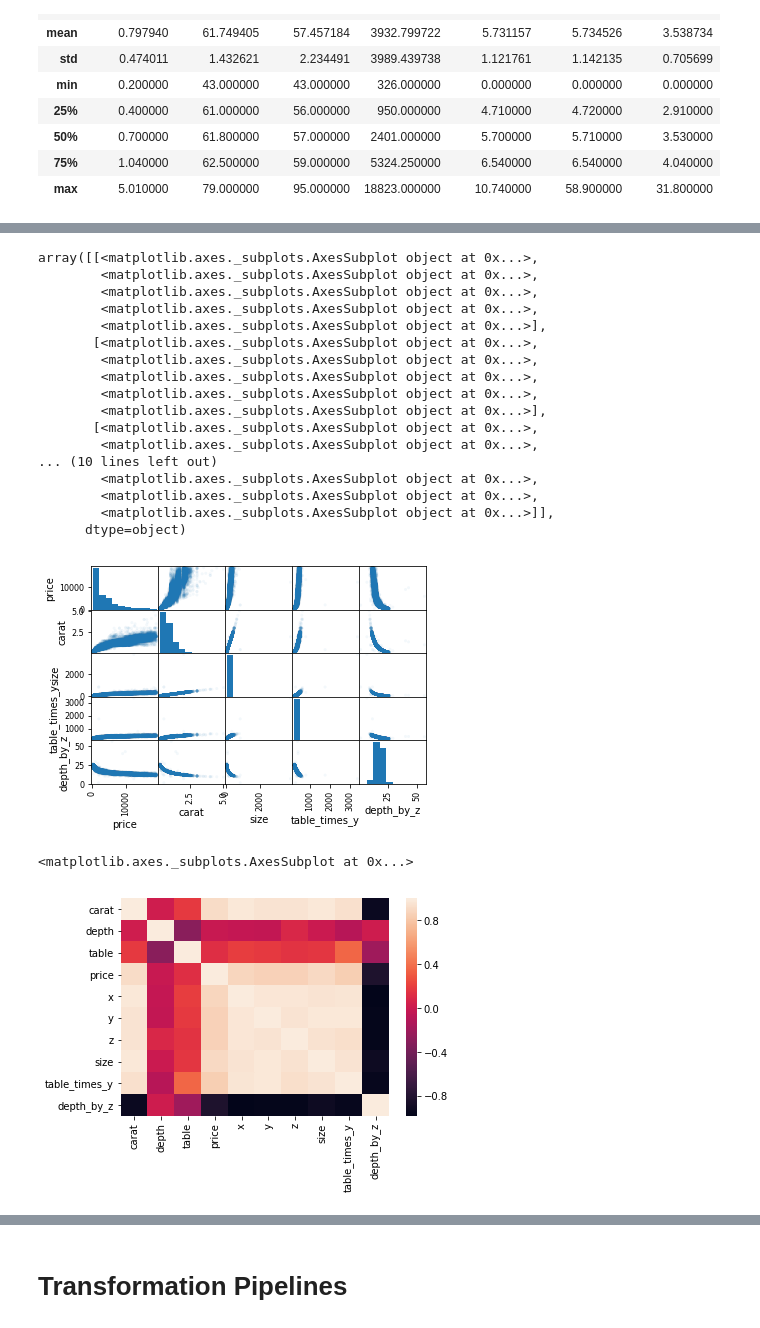
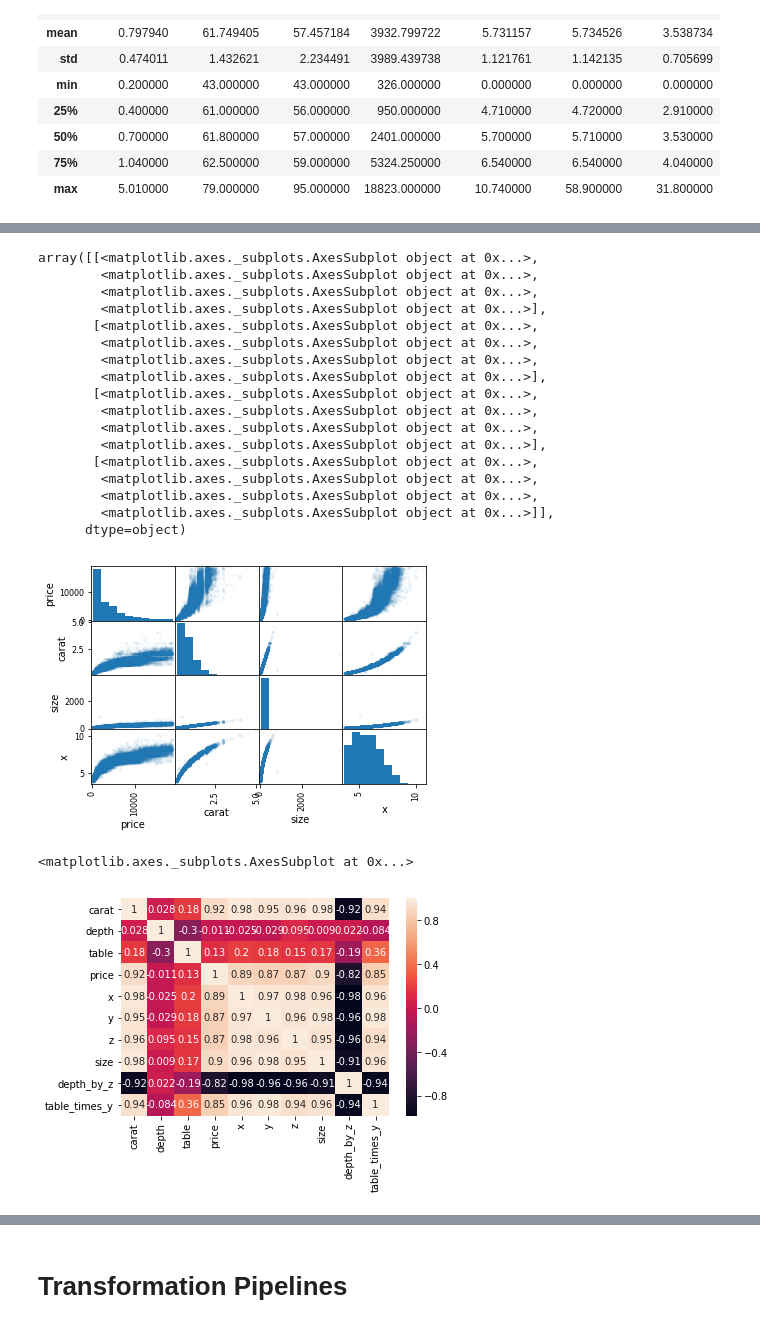
Before and after one commit to parvmaurya/ML_Diamonds_Dataset, a Jupyter notebook: diamond.ipynb, the cells around one changed output, grey strips where cells are left out. Cells and saved outputs as stored; diff of their text form; code cells hidden in the pictures.

```diff
--- a/diamond.ipynb
+++ b/diamond.ipynb
@@ -118,35 +118,37 @@ memory usage: 5.8+ MB
 # %%
 from pandas.plotting import scatter_matrix
 
-scatter_matrix(data[['price','carat','size', 'table_times_y','depth_by_z']], alpha=0.05)
+scatter_matrix(data[['price','carat','size', 'x']], alpha=0.05)
 # %% [output]
 array([[<matplotlib.axes._subplots.AxesSubplot object at 0x...>,
-        <matplotlib.axes._subplots.AxesSubplot object at 0x...>,
         <matplotlib.axes._subplots.AxesSubplot object at 0x...>,
         <matplotlib.axes._subplots.AxesSubplot object at 0x...>,
         <matplotlib.axes._subplots.AxesSubplot object at 0x...>],
        [<matplotlib.axes._subplots.AxesSubplot object at 0x...>,
         <matplotlib.axes._subplots.AxesSubplot object at 0x...>,
         <matplotlib.axes._subplots.AxesSubplot object at 0x...>,
+        <matplotlib.axes._subplots.AxesSubplot object at 0x...>],
+       [<matplotlib.axes._subplots.AxesSubplot object at 0x...>,
+        <matplotlib.axes._subplots.AxesSubplot object at 0x...>,
         <matplotlib.axes._subplots.AxesSubplot object at 0x...>,
         <matplotlib.axes._subplots.AxesSubplot object at 0x...>],
        [<matplotlib.axes._subplots.AxesSubplot object at 0x...>,
         <matplotlib.axes._subplots.AxesSubplot object at 0x...>,
-... (10 lines left out)
-        <matplotlib.axes._subplots.AxesSubplot object at 0x...>,
         <matplotlib.axes._subplots.AxesSubplot object at 0x...>,
         <matplotlib.axes._subplots.AxesSubplot object at 0x...>]],
       dtype=object)
-[figure, old version]
+[figure, new version]
 # %%
 import seaborn as sns
 
 sns.heatmap(corr,
            xticklabels = corr.columns.values,
-           yticklabels = corr.columns.values)
+           yticklabels = corr.columns.values,
+           annot=True
+           )
 # %% [output]
 <matplotlib.axes._subplots.AxesSubplot at 0x...>
-[figure, old version]
+[figure, new version]
 # %%
 map_categorical = {
                     "cut" : {'Fair': -2, 'Good': -1, 'Very Good':0, 'Premium':1, 'Ideal':2},
```
Also changed, not shown: parts of 30 cells of this notebook.
